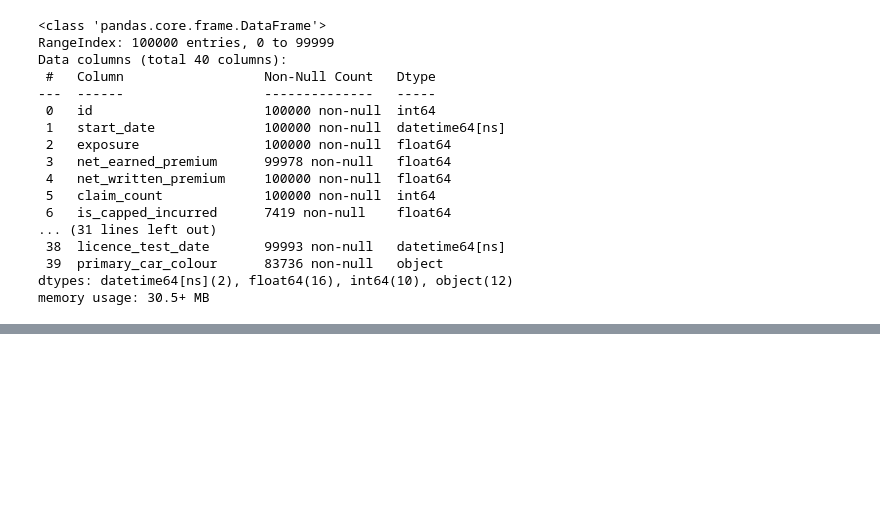
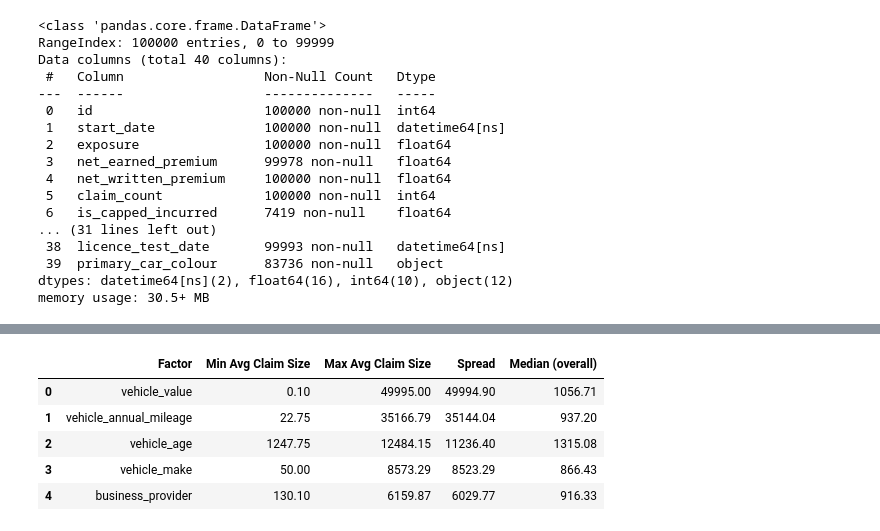
Before and after one commit to KemalYukselir/Hastings-Task, a Jupyter notebook: main.ipynb, the cells around one changed output, grey strips where cells are left out. Saved outputs shown, nothing was run; the diff lists cells and outputs as text; code cells hidden in the pictures; blank space fills up the shorter version.

Commit message:
Biggest factor table now has median to check correctness

```diff
--- a/main.ipynb
+++ b/main.ipynb
@@ -615,0 +501,59 @@ summary_df
+# %%
+df = insurance_df.copy()
+df = df[(df["claim_count"] > 0) & df["capped_incurred"].notna() & (df["capped_incurred"] > 0)]
+df["claim_size"] = df["capped_incurred"] / df["claim_count"]
+
+def avg_claim_size_by(factor):
+    """
+    Calculate average (weighted) and median claim size by a given factor.
+    Keeps structure close to your original.
+    """
+    grouped = (
+        df.groupby(factor, dropna=False)
+          .agg(
+              total_incurred=("capped_incurred", "sum"),
+              total_claims=("claim_count", "sum"),
+              median_claim_size=("claim_size", "median")  # typical (skew-robust)
+          )
+    )
+    # avoid divide-by-zero & negatives
+    grouped = grouped[grouped["total_claims"] > 0]
+    grouped["avg_claim_size"] = grouped["total_incurred"] / grouped["total_claims"]
+    grouped = grouped[grouped["avg_claim_size"] > 0]
+    return grouped.sort_values("avg_claim_size", ascending=False)
+
+factors = [
+    "cover","region","d1_age","vehicle_value","vehicle_age","ncd","pncd",
+    "overnight_location","vehicle_make","transmission","primary_car_colour",
+    "business_provider","voluntary_xs","vehicle_annual_mileage",
+    "entitlement","d1_residency_years","d1_is_uk_resident","gender"
+]
+
+summary = []
+
+for factor in factors:
+    table = avg_claim_size_by(factor)
+
+    min_val = table["avg_claim_size"].min()
+    max_val = table["avg_claim_size"].max()
+    spread  = max_val - min_val
+    overall_median = table["median_claim_size"].median()  # median of category medians
+
+    summary.append({
+        "Factor": factor,
+        "Min Avg Claim Size": round(min_val, 2),
+        "Max Avg Claim Size": round(max_val, 2),
+        "Spread": round(spread, 2),
+        "Median (overall)": round(overall_median, 2)
+    })
+
+summary_df = pd.DataFrame(summary).sort_values("Spread", ascending=False).reset_index(drop=True)
+top5 = summary_df.head(5)
+top5
+# %% [output]
+|  | Factor | Min Avg Claim Size | Max Avg Claim Size | Spread | Median (overall) |
+| 0 | vehicle_value | 0.10 | 49995.00 | 49994.90 | 1056.71 |
+| 1 | vehicle_annual_mileage | 22.75 | 35166.79 | 35144.04 | 937.20 |
+| 2 | vehicle_age | 1247.75 | 12484.15 | 11236.40 | 1315.08 |
+| 3 | vehicle_make | 50.00 | 8573.29 | 8523.29 | 866.43 |
+| 4 | business_provider | 130.10 | 6159.87 | 6029.77 | 916.33 |
```
Also changed, not shown: parts of 4 cells of this notebook.
